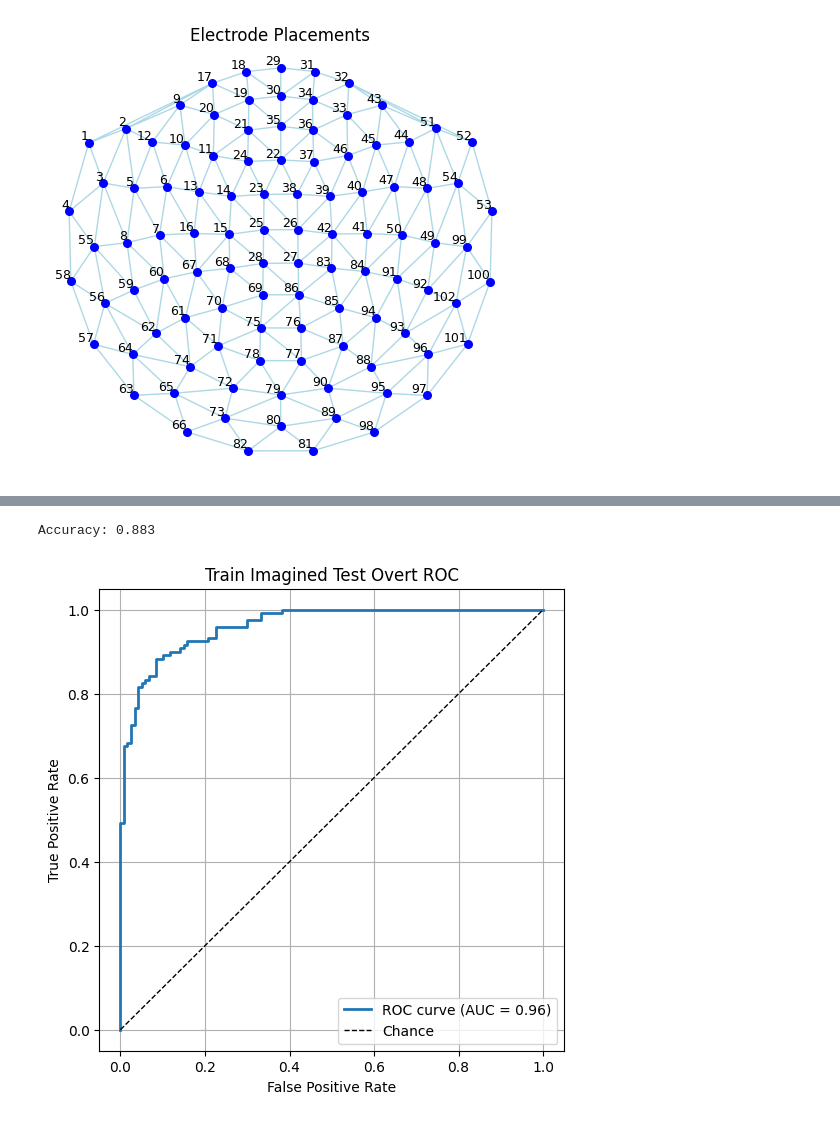
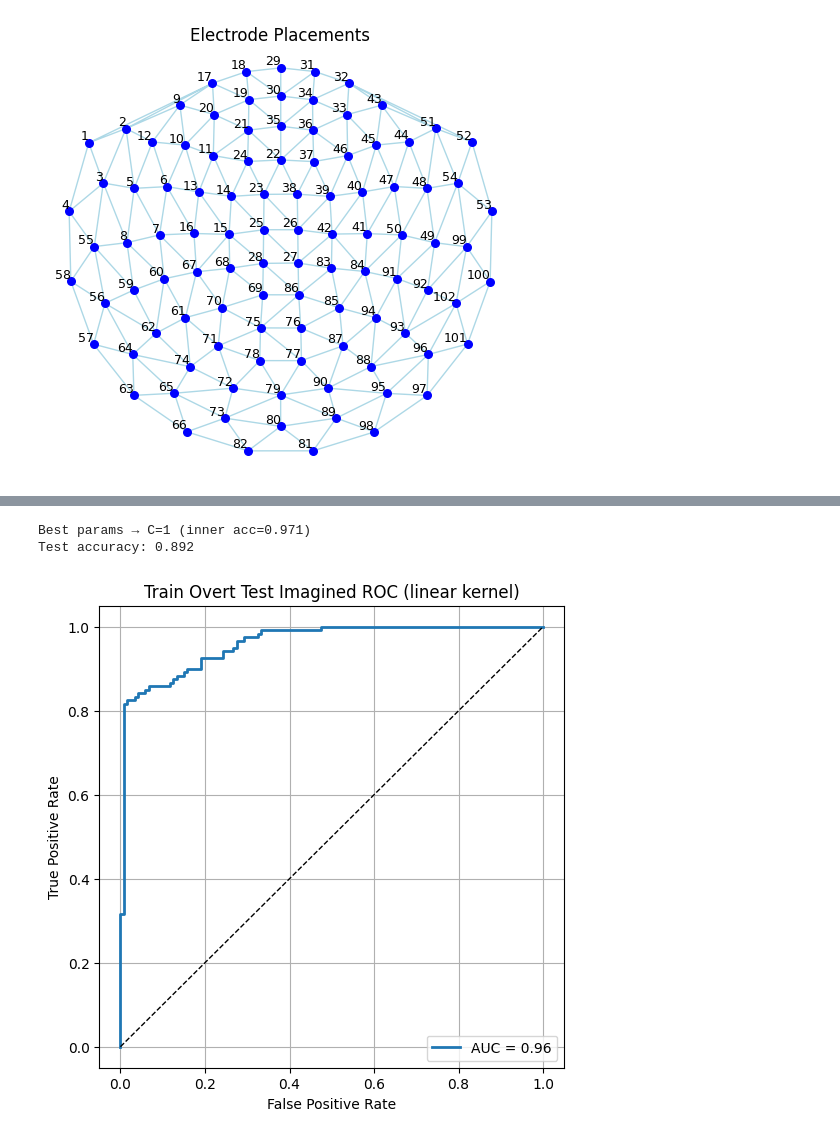
Before and after one commit to EvanWen036/DecodeBCI, a Jupyter notebook: mp2.ipynb, the cells around one changed output, grey strips where cells are left out. Cells and saved outputs as stored; diff of their text form; code cells hidden in the pictures.

```diff
--- a/mp2.ipynb
+++ b/mp2.ipynb
@@ -355,3 +462,3 @@ Overall CV accuracy: 0.954
 # %%
-cross_train(X_img, y_img, X_over, y_over, title = "Train Over Test Imagined") #scenario 4
+cross_train(X_img, y_img, X_over, y_over, title = "Train Imagined Test Overt") #scenario 4
 # %% [output]
@@ -360,8 +468,9 @@ Accuracy: 0.912
 # %%
-cross_train(X_over, y_over, X_img, y_img, title = "Train Imagined Test Overt") #scenario 3
+cross_train(X_over, y_over, X_img, y_img, title = "Train Overt Test Imagined") #scenario 3
 # %% [output]
-Accuracy: 0.883
+Best params → C=1 (inner acc=0.971)
+Test accuracy: 0.892
-[figure, old version]
+[figure, new version]
 # %%
 twoLevelCV_withROC(X_img, y_img, kernel = 'rbf', datatype="Imagined") #scenario 2
 # %% [output]
```
Also changed, not shown: parts of 18 cells of this notebook, 18 other files.
